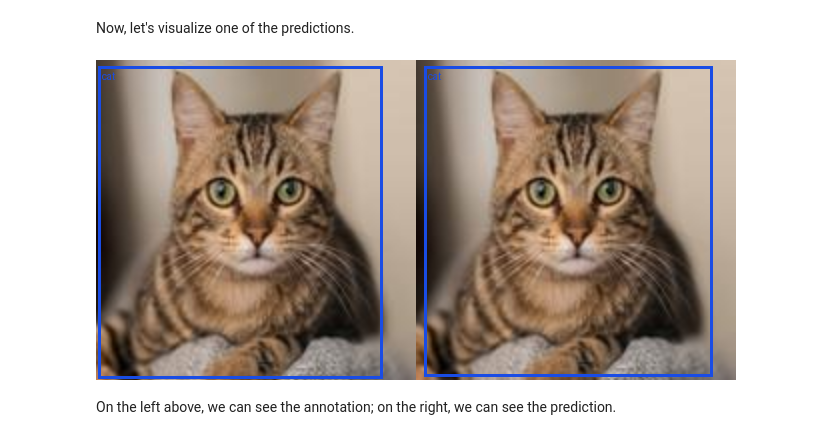
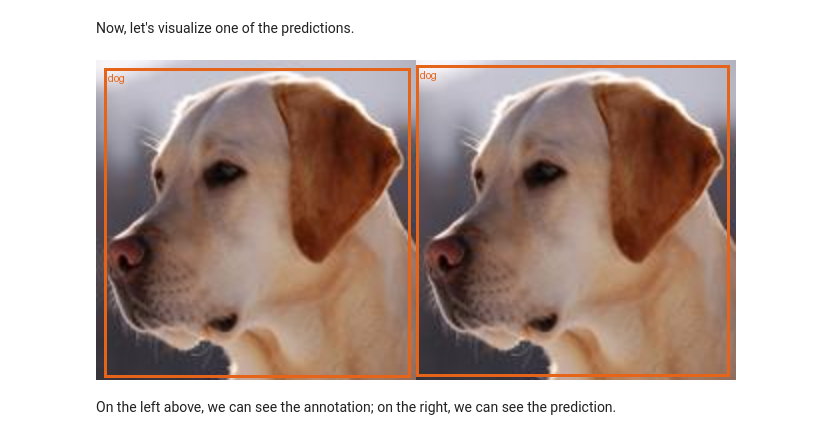
Before and after one commit to luxonis/depthai-ml-training, a Jupyter notebook: training/train_detection_model_datadreamer.ipynb, the cells around one changed output. Cells and saved outputs as stored; diff of their text form; code cells hidden in the pictures.

```diff
--- a/training/train_detection_model_datadreamer.ipynb
+++ b/training/train_detection_model_datadreamer.ipynb
@@ -338,9 +331,9 @@ luxonis_model.infer(weights=weights, save_dir="infer_results_cats_dogs_model", v
 Now, let's visualize one of the predictions.
 # %%
 from IPython.display import Image
-Image(filename='infer_results_cats_dogs_model/-EfficientBBoxHead_BBoxVisualizer_3.png')
+Image(filename='infer_results_cats_dogs_model/EfficientBBoxHead_BBoxVisualizer_0.png')
 # %% [output]
-[figure, old version]
+[figure, new version]
 # %% [markdown]
 On the left above, we can see the annotation; on the right, we can see the prediction.
 # %% [markdown]
```
Also changed, not shown: parts of 6 cells of this notebook, 2 other files.
